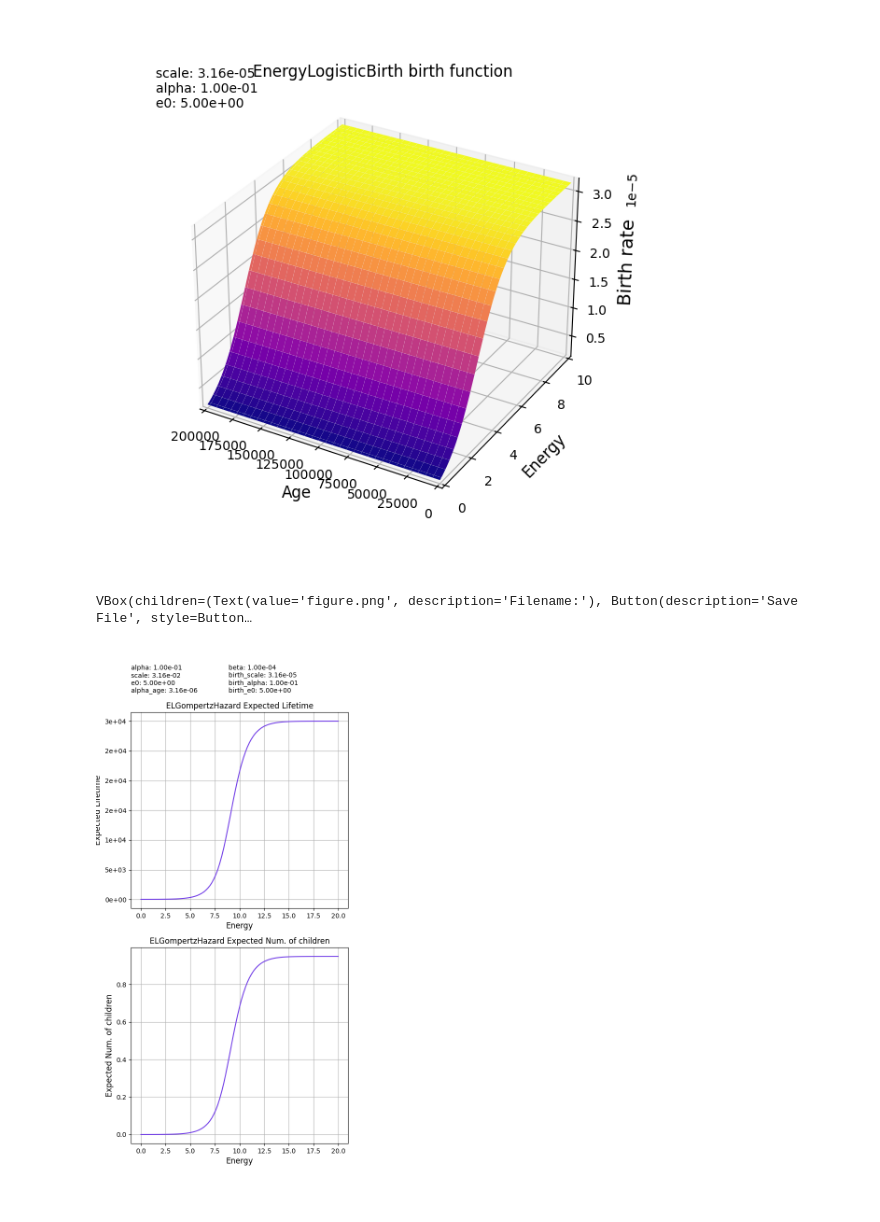
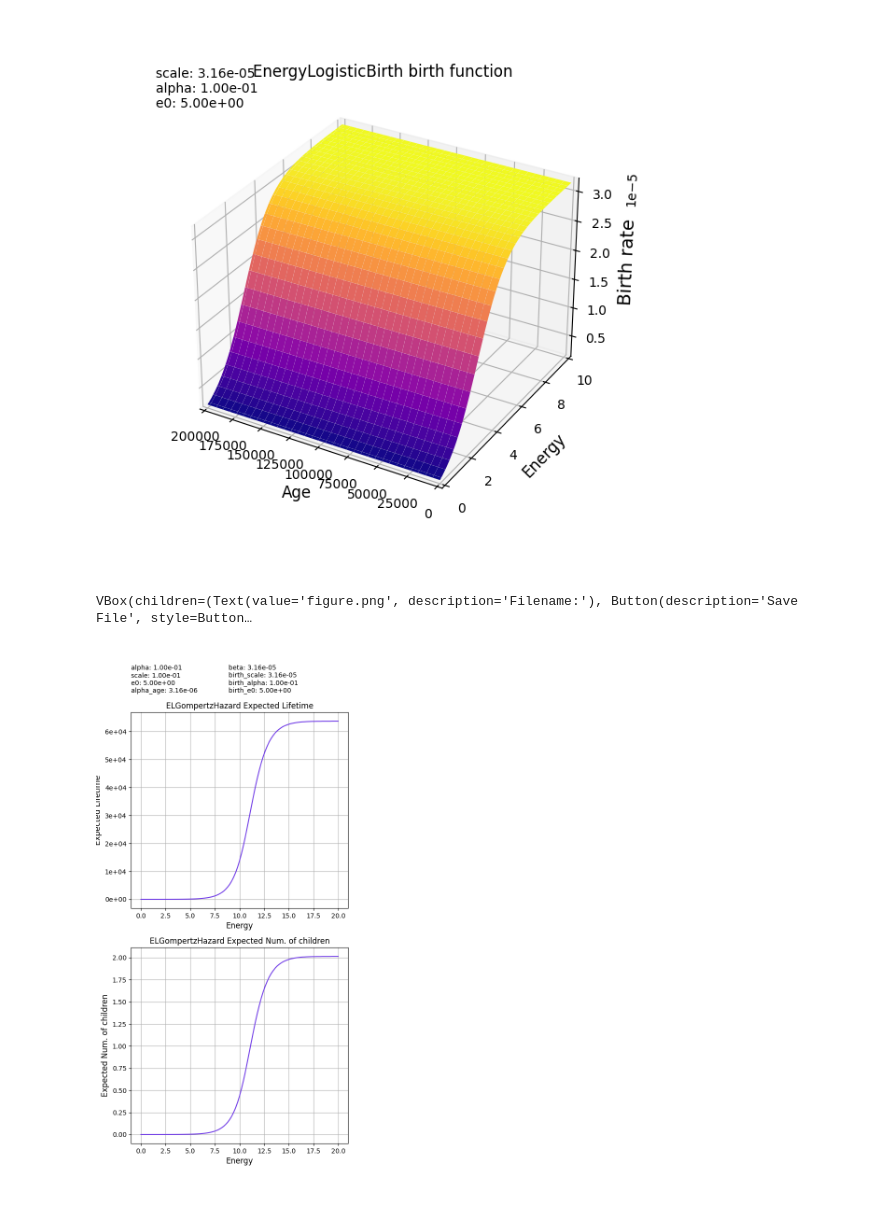
Before and after one commit to oist/emevo, a Jupyter notebook: notebooks/bd_rate.ipynb, the cells around one changed output. Drawn from its saved outputs; the diff is of its cells as text; code cells hidden in the pictures.

Commit message:
More plotting functions

```diff
--- a/notebooks/bd_rate.ipynb
+++ b/notebooks/bd_rate.ipynb
@@ -258,16 +258,16 @@ VBox(children=(Text(value='figure.png', description='Filename:'), Button(descrip
 # %%
 make_n_children_widget(
     alpha=(1e-2, 1.0),
-    scale=(1e-3, 1.0),
+    scale=(1e-2, 1.0),
     e0=(0, 10, False),
     alpha_age=(1e-7, 1e-4),
-    beta=(1e-5, 1e-3),
+    beta=(1e-6, 1e-3),
     energy_max=20,
     hazard_cls=bd.ELGompertzHazard,
     birth_scale=(1e-6, 1e-3),
     birth_alpha=(1e-2, 1.0),
     birth_e0=(0, 10, False),
 )
 # %% [output]
 VBox(children=(Text(value='figure.png', description='Filename:'), Button(description='Save File', style=Button…
-[figure, old version]
+[figure, new version]
```
Also changed, not shown: 1 other file.
